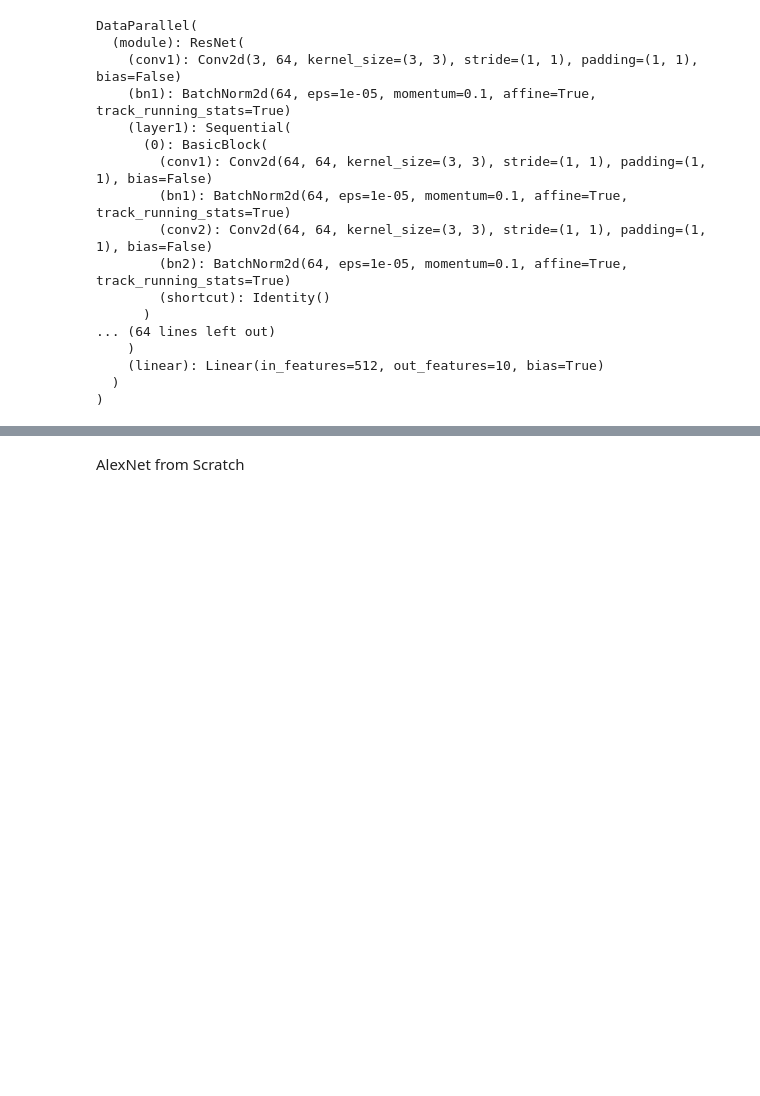
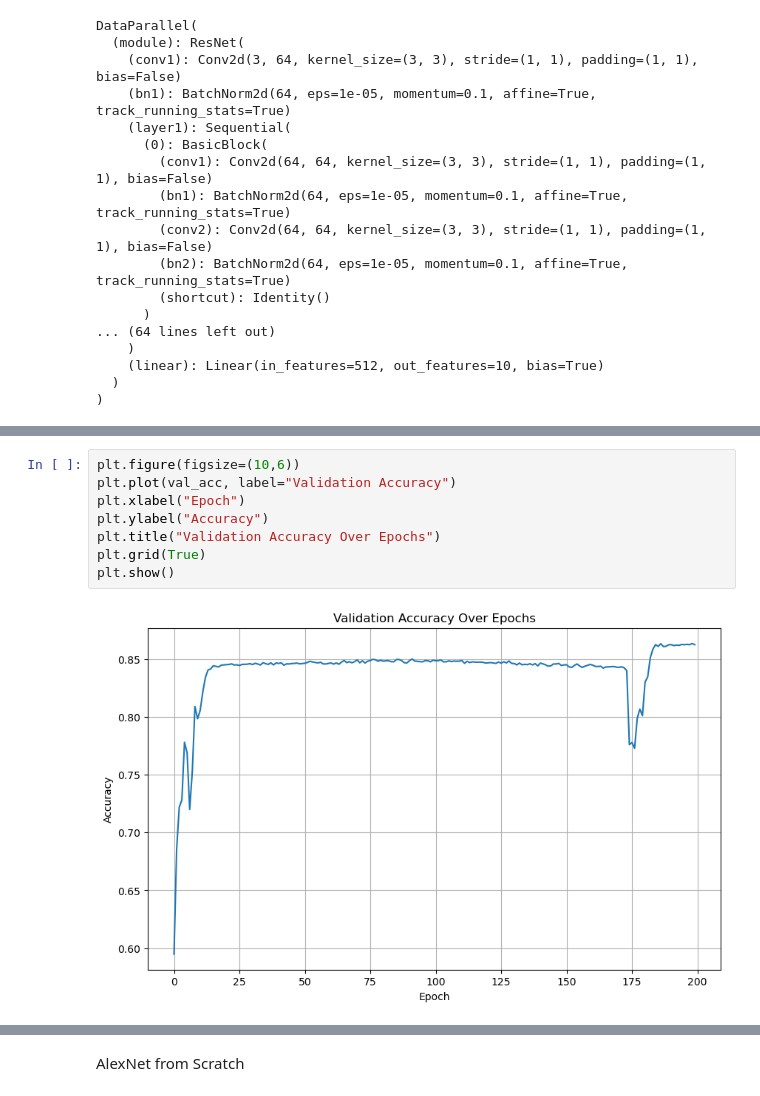
Before and after one commit to NhiNhiNhiNhiNhi/DeepLearning_Assignment2, a Jupyter notebook: Assignment_2.ipynb, the cells around one changed output, grey strips where cells are left out. Saved outputs shown, nothing was run; the diff lists cells and outputs as text; blank space fills up the shorter version.

```diff
--- a/Assignment_2.ipynb
+++ b/Assignment_2.ipynb
@@ -419,0 +673,10 @@ train_loss, val_loss, val_acc = training(200, model, criterion, optimizer, devic
+# %%
+plt.figure(figsize=(10,6))
+plt.plot(val_acc, label="Validation Accuracy")
+plt.xlabel("Epoch")
+plt.ylabel("Accuracy")
+plt.title("Validation Accuracy Over Epochs")
+plt.grid(True)
+plt.show()
+# %% [output]
+[figure, added]
```
Also changed, not shown: parts of 46 cells of this notebook.
